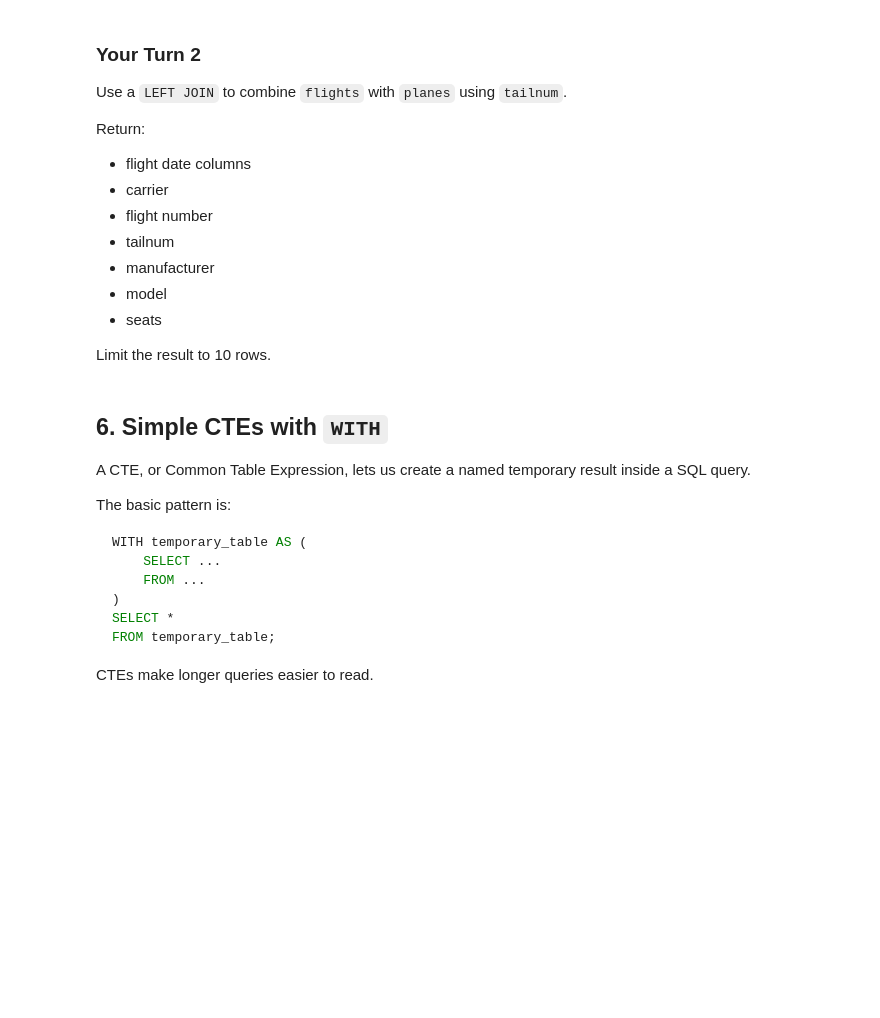
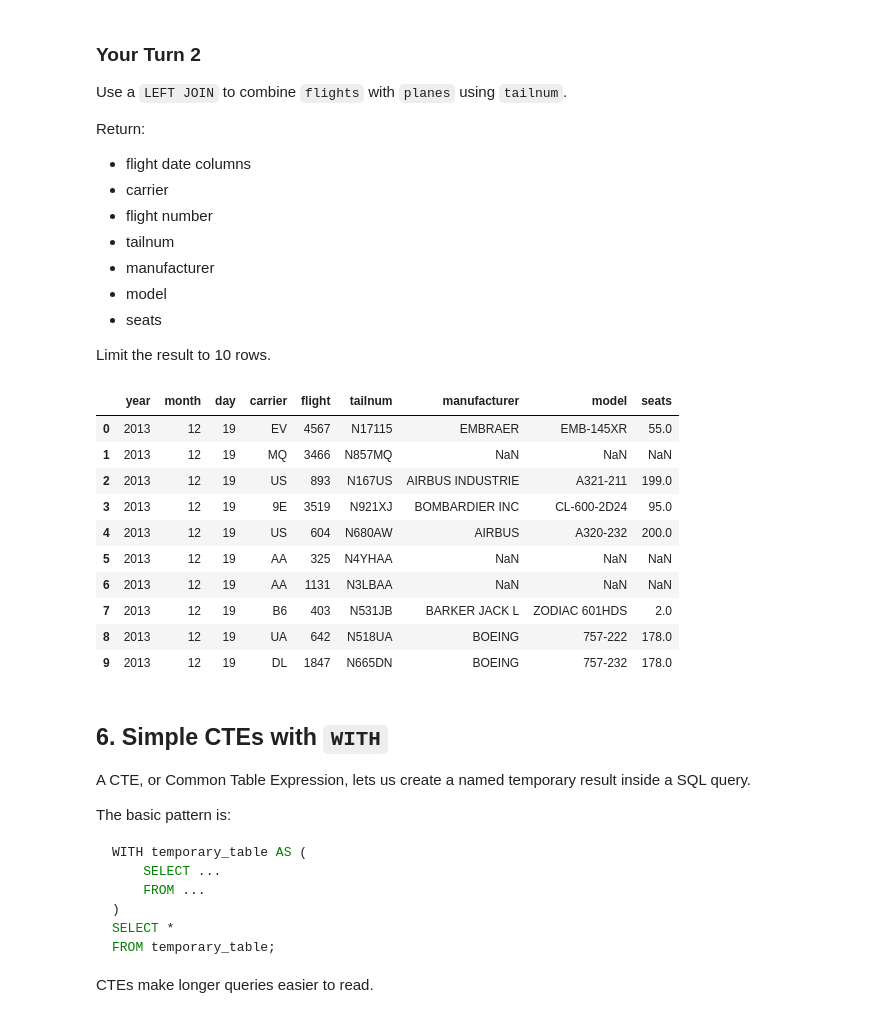
Before and after one commit to MGuajardo-MBA/Max-Guajardo-Module-9, a Jupyter notebook: notebooks/module10_sql_joins_abt_guided_lab.ipynb, the cells around one changed output. Cells and saved outputs as stored; diff of their text form; code cells hidden in the pictures; blank space fills up the shorter version.

```diff
--- a/notebooks/module10_sql_joins_abt_guided_lab.ipynb
+++ b/notebooks/module10_sql_joins_abt_guided_lab.ipynb
@@ -351,11 +422,36 @@ Limit the result to 10 rows.
 # %%
 # Your Turn 2
 
 query = '''
-
+SELECT
+    f.year,
+    f.month,
+    f.day,
+    f.carrier,
+    f.flight,
+    f.tailnum,
+    p.manufacturer,
+    p.model,
+    p.seats
+FROM flights AS f
+LEFT JOIN planes AS p
+    ON f.tailnum = p.tailnum
+LIMIT 10;
 '''
 
 run_query(query, engine)
+# %% [output]
+|  | year | month | day | carrier | flight | tailnum | manufacturer | model | seats |
+| 0 | 2013 | 12 | 19 | EV | 4567 | N17115 | EMBRAER | EMB-145XR | 55.0 |
+| 1 | 2013 | 12 | 19 | MQ | 3466 | N857MQ | NaN | NaN | NaN |
+| 2 | 2013 | 12 | 19 | US | 893 | N167US | AIRBUS INDUSTRIE | A321-211 | 199.0 |
+| 3 | 2013 | 12 | 19 | 9E | 3519 | N921XJ | BOMBARDIER INC | CL-600-2D24 | 95.0 |
+| 4 | 2013 | 12 | 19 | US | 604 | N680AW | AIRBUS | A320-232 | 200.0 |
+| 5 | 2013 | 12 | 19 | AA | 325 | N4YHAA | NaN | NaN | NaN |
+| 6 | 2013 | 12 | 19 | AA | 1131 | N3LBAA | NaN | NaN | NaN |
+| 7 | 2013 | 12 | 19 | B6 | 403 | N531JB | BARKER JACK L | ZODIAC 601HDS | 2.0 |
+| 8 | 2013 | 12 | 19 | UA | 642 | N518UA | BOEING | 757-222 | 178.0 |
+| 9 | 2013 | 12 | 19 | DL | 1847 | N665DN | BOEING | 757-232 | 178.0 |
 # %% [markdown]
 ## 6. Simple CTEs with `WITH`
 
```
Also changed, not shown: parts of 31 cells of this notebook, 2 other files.
